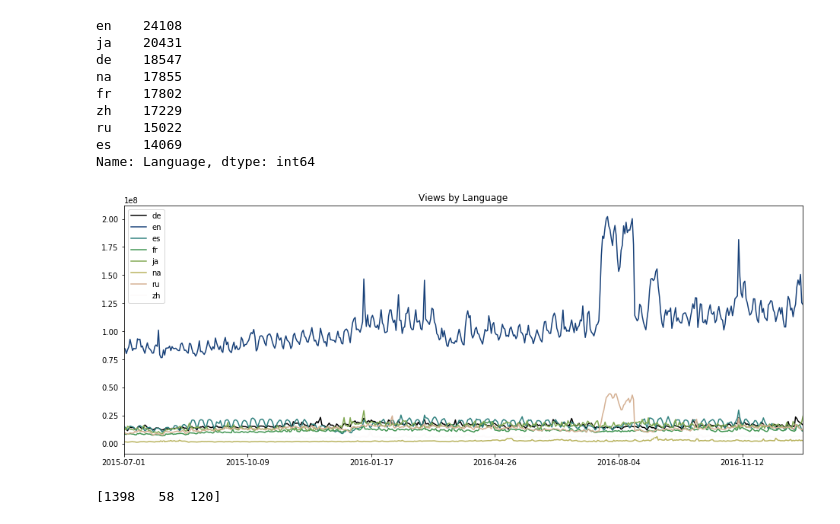
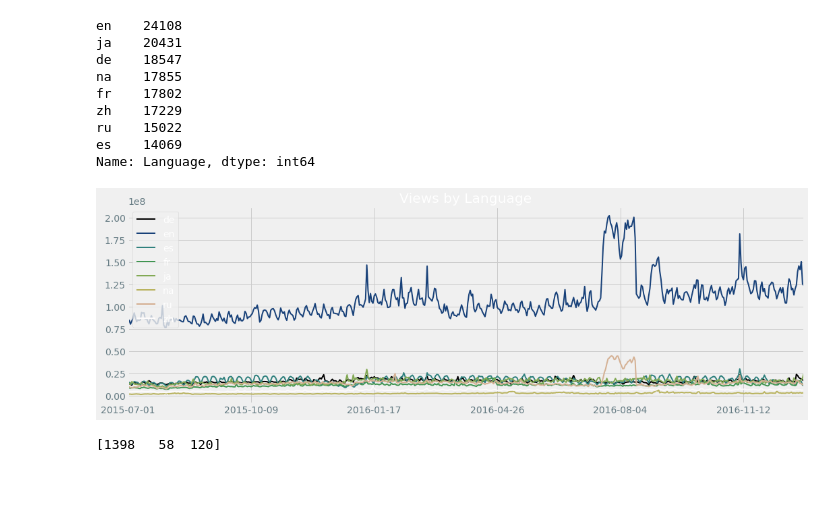
Before and after one commit to christinejiang11/personal_projects, a Jupyter notebook: Web_Traffic_Time_Series/Web_Traffic_Prediction.ipynb, the cells around one changed output. Cells and saved outputs as stored; diff of their text form; code cells hidden in the pictures; blank space fills up the shorter version.

Commit message:
prettier graphs

```diff
--- a/Web_Traffic_Time_Series/Web_Traffic_Prediction.ipynb
+++ b/Web_Traffic_Time_Series/Web_Traffic_Prediction.ipynb
@@ -76,16 +76,18 @@ es    14069
 Name: Language, dtype: int64
 # %%
 def plot_groups(df, group):
+    plt.style.use('fivethirtyeight')
     group = df.groupby(group).sum().reset_index()
     transpose = group.T
     transpose = transpose.rename(columns = transpose.iloc[0]).drop(transpose.index[0])
-    figure = transpose.plot(figsize=(16,6), use_index = True, colormap = "gist_earth")
+    figure = transpose.plot(figsize=(16,5), use_index = True, colormap = "gist_earth", lw=2)
     title=plt.title('Views by Language')
+    plt.legend(loc='upper left')
     return transpose
 
 transposed = plot_groups(newtrain, 'Language')
 # %% [output]
-[figure, old version]
+[figure, new version]
 # %%
 languages = newtrain['Language'].unique()
 indices = np.random.randint(1,1400,size=3)
```
Also changed, not shown: parts of 4 cells of this notebook.
